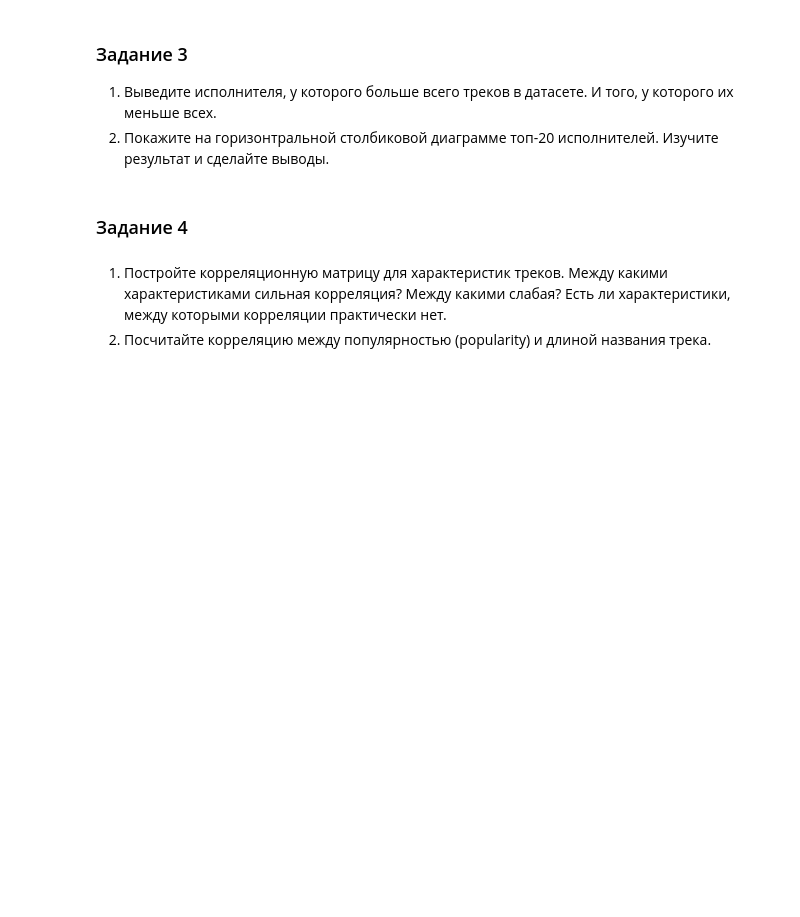
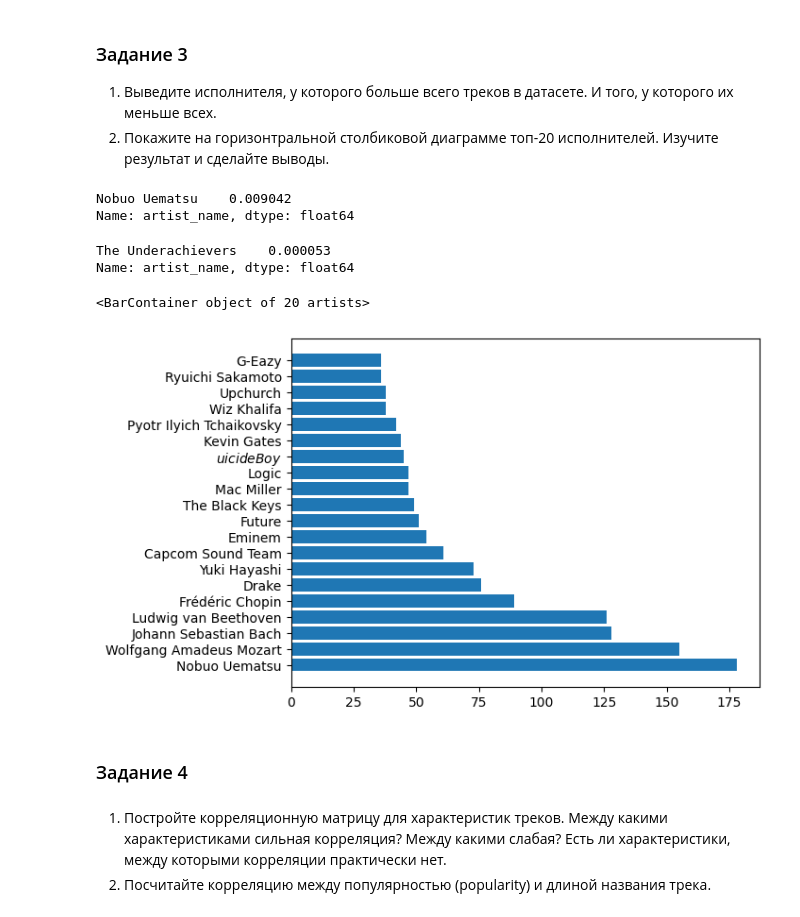
Before and after one commit to Shelb1nchik/cs102, a Jupyter notebook: Практическая_работа_6_22_23.ipynb, the cells around one changed output. Saved outputs shown, nothing was run; the diff lists cells and outputs as text; code cells hidden in the pictures; blank space fills up the shorter version.

```diff
--- a/Практическая_работа_6_22_23.ipynb
+++ b/Практическая_работа_6_22_23.ipynb
@@ -54,0 +161,22 @@ $\color{red}{\text{Создайте для этой работы отдельн
+# %%
+#2.4
+df = pd.read_csv('music_genre.csv')
+df = df.sample(n = 20000)
+df = df.drop_duplicates()
+df = df[(df.artist_name != 'empty_field')]
+
+list_genre = (df.music_genre.unique())[:-1]
+all_mode = {}
+for i in list_genre:
+
+    if len(df.loc[(df["music_genre"] == i)
+                  & (df["mode"] == "Major")]) > len(df.loc[(df["music_genre"] == i)
+                                                           & (df["mode"] == "Minor")]):
+        all_mode[i] = "Major"
+    elif len(df.loc[(df["music_genre"] == i)
+                  & (df["mode"] == "Major")]) < len(df.loc[(df["music_genre"] == i)
+                                                           & (df["mode"] == "Minor")]):
+        all_mode[i] = "Minor"
+
+for i in all_mode:
+    print(i, all_mode[i])
@@ -62,3 +199,50 @@ $\color{red}{\text{Создайте для этой работы отдельн
+# %%
+# 3.1 больше всего
+df = pd.read_csv('music_genre.csv')
+df = df.sample(n = 20000)
+df = df.drop_duplicates()
+df = df[(df.artist_name != 'empty_field')]
+
+df = df['artist_name'].value_counts(normalize=True).head(1)
+df
+# %% [output]
+Nobuo Uematsu    0.009042
+Name: artist_name, dtype: float64
+# %%
+# 3.1 меньше всего
+df = pd.read_csv('music_genre.csv')
+df = df.sample(n = 20000)
+df = df.drop_duplicates()
+df = df[(df.artist_name != 'empty_field')]
+
+df = df['artist_name'].value_counts(normalize=True).tail(1)
+df
+# %% [output]
+The Underachievers    0.000053
+Name: artist_name, dtype: float64
+# %%
+# 3.2
+import matplotlib.pyplot as plt
+
+df = pd.read_csv('music_genre.csv')
+df = df.sample(n = 20000)
+df = df.drop_duplicates()
+df = df[(df.artist_name != 'empty_field')]
+
+list_artist = (df.artist_name.unique())[:-1]
+dict_artist = {}
+for i in list_artist:
+    dict_artist[i] = len(df.loc[df["artist_name"] == i])
+sorted_dict_artist = dict(sorted(dict_artist.items(), key=lambda item: (item[1], item[0]), reverse=True)[:-1])
+fig, a = plt.subplots()
+x = list(sorted_dict_artist.keys())[:20]
+y = list(sorted_dict_artist.values())[:20]
+
+a.barh(x, y)
+#Вывод: Прирост количества треков у первых 13 исполнителей(если считать сверху вниз) гораздо меньше чем у оставшихся 7.
+# %% [output]
+<BarContainer object of 20 artists>
+[figure, added]
 # %% [markdown]
 ### Задание 4
 # %% [markdown]
```
Also changed, not shown: parts of 25 cells of this notebook.
